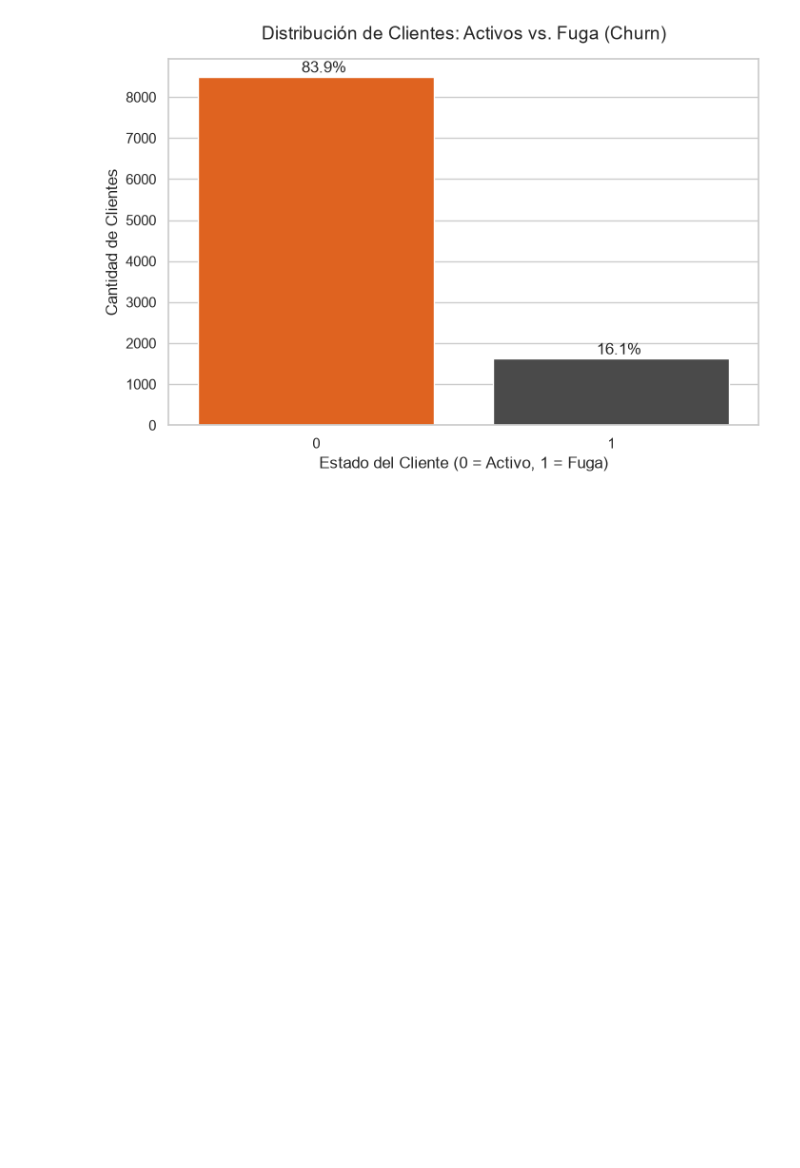
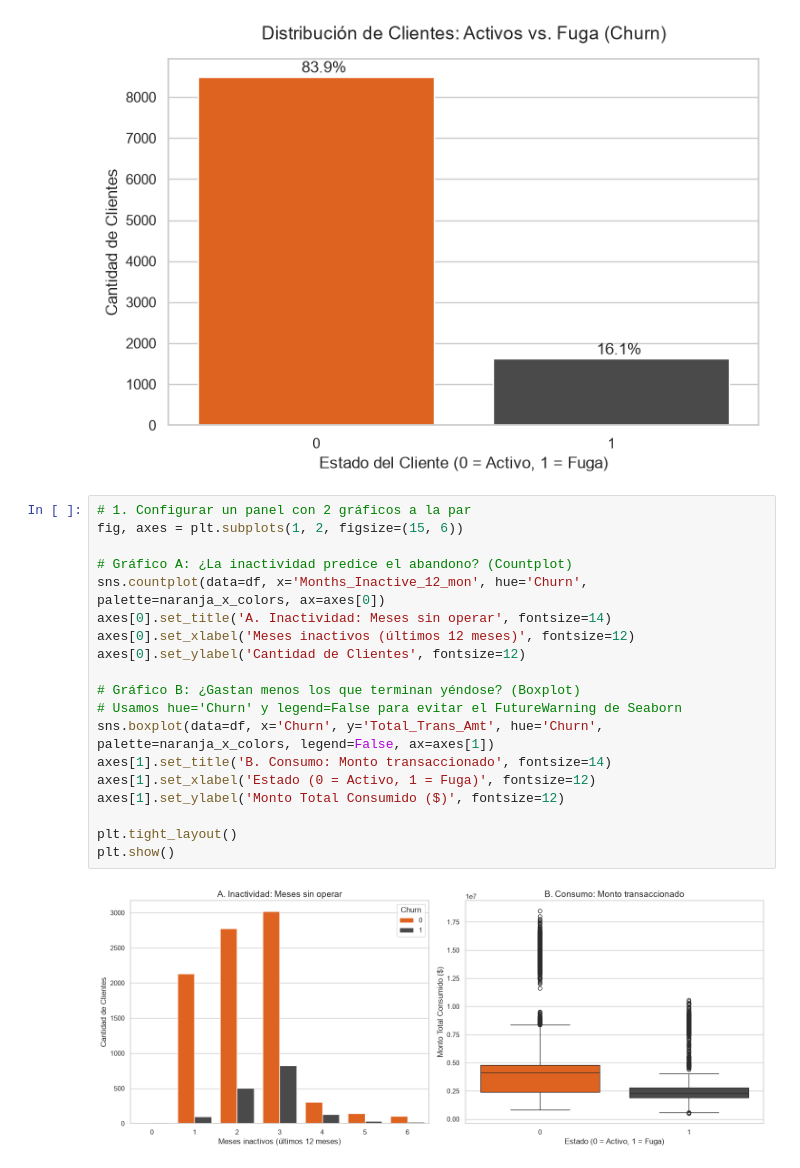
Before and after one commit to edgarcastro-create/churn-fintech-analysis, a Jupyter notebook: notebooks/01_eda.ipynb, the cells around one changed output. Drawn from its saved outputs; the diff is of its cells as text; blank space fills up the shorter version.

```diff
--- a/notebooks/01_eda.ipynb
+++ b/notebooks/01_eda.ipynb
@@ -52,3 +52,24 @@ for p in ax.patches:
 plt.show()
 # %% [output]
 [figure]
+# %%
+# 1. Configurar un panel con 2 gráficos a la par
+fig, axes = plt.subplots(1, 2, figsize=(15, 6))
+
+# Gráfico A: ¿La inactividad predice el abandono? (Countplot)
+sns.countplot(data=df, x='Months_Inactive_12_mon', hue='Churn', palette=naranja_x_colors, ax=axes[0])
+axes[0].set_title('A. Inactividad: Meses sin operar', fontsize=14)
+axes[0].set_xlabel('Meses inactivos (últimos 12 meses)', fontsize=12)
+axes[0].set_ylabel('Cantidad de Clientes', fontsize=12)
+
+# Gráfico B: ¿Gastan menos los que terminan yéndose? (Boxplot)
+# Usamos hue='Churn' y legend=False para evitar el FutureWarning de Seaborn
+sns.boxplot(data=df, x='Churn', y='Total_Trans_Amt', hue='Churn', palette=naranja_x_colors, legend=False, ax=axes[1])
+axes[1].set_title('B. Consumo: Monto transaccionado', fontsize=14)
+axes[1].set_xlabel('Estado (0 = Activo, 1 = Fuga)', fontsize=12)
+axes[1].set_ylabel('Monto Total Consumido ($)', fontsize=12)
+
+plt.tight_layout()
+plt.show()
+# %% [output]
+[figure, added]
```
Also changed, not shown: parts of 1 cell of this notebook, 3 other files.
